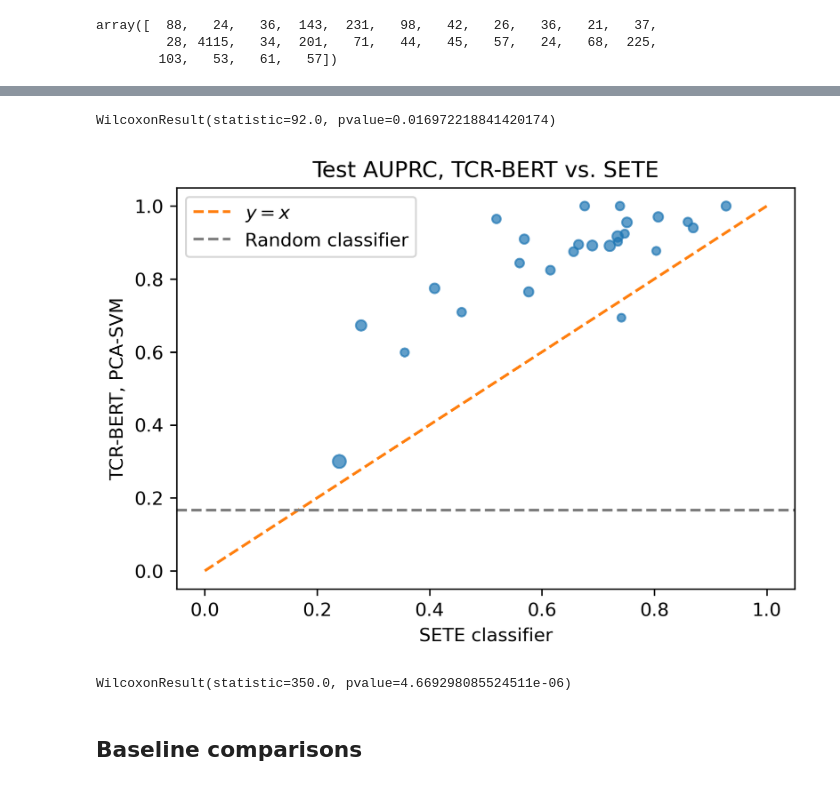
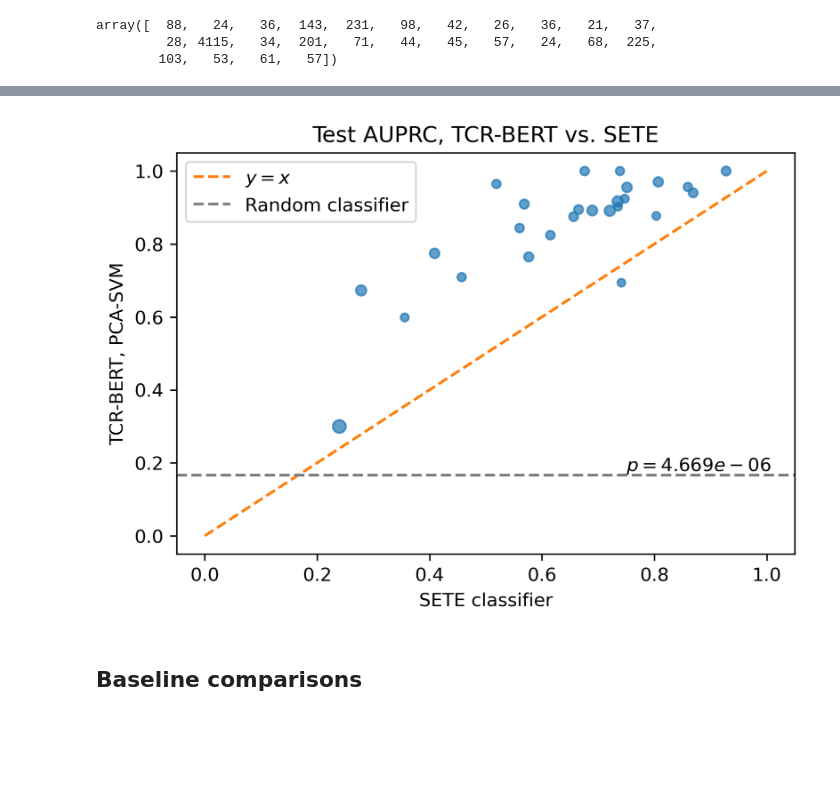
Before and after one commit to wukevin/tcr-bert, a Jupyter notebook: jupyter/antigen_cv.ipynb, the cells around one changed output, grey strips where cells are left out. Saved outputs shown, nothing was run; the diff lists cells and outputs as text; code cells hidden in the pictures; blank space fills up the shorter version.

```diff
--- a/jupyter/antigen_cv.ipynb
+++ b/jupyter/antigen_cv.ipynb
@@ -456,40 +392,14 @@ fig.show()
-# %%
-# TAPE > ESM
-stats.wilcoxon(
-    perf_pairs_df['ESM'],
-    perf_pairs_df['TAPE'],
-    alternative='less',
-)
-# %% [output]
-WilcoxonResult(statistic=92.0, pvalue=0.016972218841420174)
 # %%
-fig, ax = plt.subplots(dpi=300)
-ax.scatter(
-    perf_pairs_df['SETE'],
-    perf_pairs_df['MLM + CLS'],
-    alpha=0.7,
-    s=np.log(num_positive_examples) * 6,
-)
-ax.plot([0, 1], [0, 1], linestyle="--", color='tab:orange', label=r"$y=x$")
-ax.axhline(1/(5+1), linestyle='--', color='grey', label="Random classifier")
-ax.legend()
-ax.set(
+antigen_cv_plot(
+    "SETE",
+    "MLM + CLS",
     xlabel="SETE classifier",
     ylabel="TCR-BERT, PCA-SVM",
-    title="Test AUPRC, TCR-BERT vs. SETE"
-)
-fig.savefig(os.path.join(PLOT_DIR, "mlmcls_vs_sete.pdf"), bbox_inches='tight')
-fig.show()
+    title="Test AUPRC, TCR-BERT vs. SETE",
+    fname=os.path.join(PLOT_DIR, "mlmcls_vs_sete.pdf"),
+).show()
 # %% [output]
-[figure, old version]
+[figure, new version]
-# %%
-stats.wilcoxon(
-    perf_pairs_df['MLM + CLS'],
-    perf_pairs_df['SETE'],
-    alternative='greater',
-)
-# %% [output]
-WilcoxonResult(statistic=350.0, pvalue=4.669298085524511e-06)
 # %% [markdown]
 ## Baseline comparisons
 # %%
```
Also changed, not shown: parts of 18 cells of this notebook.
